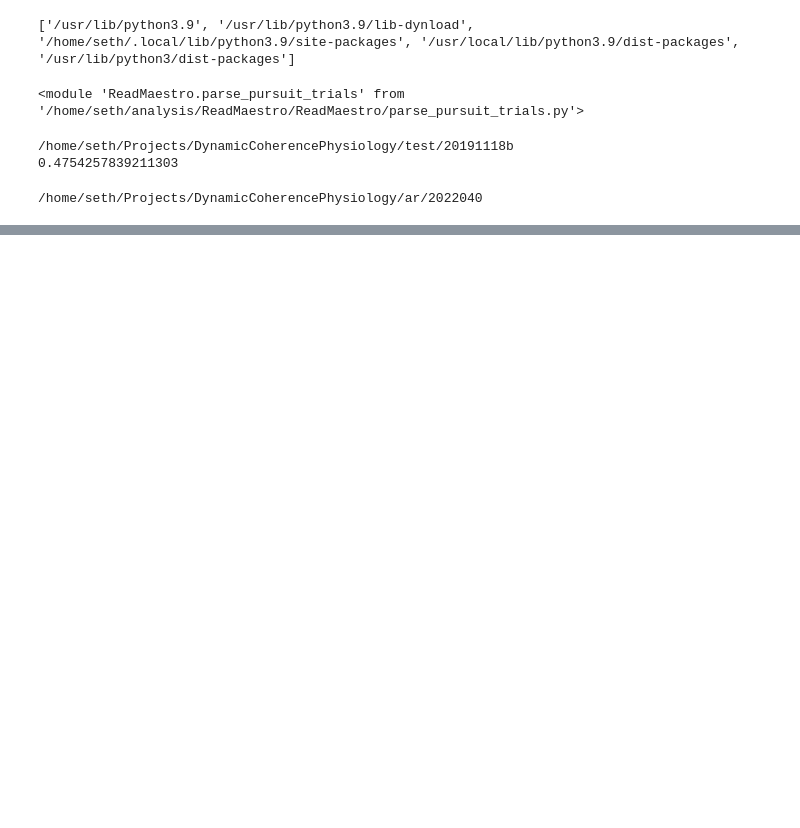
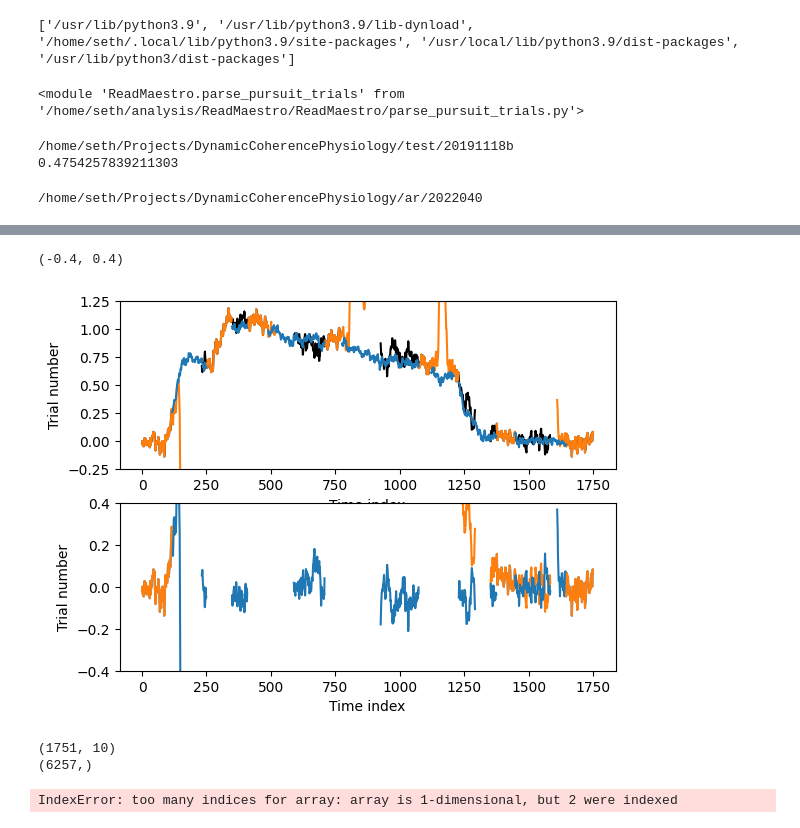
Before and after one commit to swegger/ReadMaestro, a Jupyter notebook: readExample.ipynb, the cells around one changed output, grey strips where cells are left out. Saved outputs shown, nothing was run; the diff lists cells and outputs as text; code cells hidden in the pictures; blank space fills up the shorter version.

```diff
--- a/readExample.ipynb
+++ b/readExample.ipynb
@@ -179,0 +231,38 @@ axes[2].set_aspect('equal', 'box')
+# %%
+triali = -55
+x = purs_permute.hvelocities[:,triali]
+y = np.logical_not(np.isnan(x) + np.isnan(purs.hvelocities[:,triali]))
+f = x[y]
+mu_, C_, C_UnObs, C_ObsObs = purs.conditionalGaussian(mu,np.array(C),f,x_indices=y,obsNoise=instrumentNoise/np.mean(purs.speeds),nearSPD=False)
+
+temp = np.empty_like(mu)
+temp[y] = np.nan
+temp[np.logical_not(y)] = mu_
+
+fig, axes = plt.subplots(nrows=2, ncols=1)
+axes[0].plot(purs_permute.eye_t,purs.hvelocities[:,triali],'k')
+axes[0].plot(purs_permute.eye_t,purs_permute.hvelocities[:,triali],'tab:orange')
+axes[0].plot(purs.eye_t,temp,'tab:blue')
+axes[0].set_ylabel('Trial number')
+axes[0].set_xlabel('Time index')
+axes[0].set_ylim(-0.25, 1.25)
+
+axes[1].plot(purs.eye_t,purs_permute.hvelocities[:,triali],purs.hvelocities[:,triali],'tab:orange')
+axes[1].plot(purs.eye_t,temp - purs.hvelocities[:,triali],'tab:blue')
+axes[1].set_ylabel('Trial number')
+axes[1].set_xlabel('Time index')
+axes[1].set_ylim(-0.4, 0.4)
+# %% [output]
+(-0.4, 0.4)
+[figure, added]
+# %%
+x = purs_permute.hvelocities[:,:10]
+y = np.logical_not(np.isnan(x) + np.isnan(purs.hvelocities[:,:10]))
+f = x[y]
+print(y.shape)
+print(f.shape)
+mu_, C_, C_UnObs, C_ObsObs = purs.conditionalGaussian(mu,np.array(C),f,x_indices=y,obsNoise=instrumentNoise/np.mean(purs.speeds),nearSPD=False)
+# %% [output]
+(1751, 10)
+(6257,)
+IndexError: too many indices for array: array is 1-dimensional, but 2 were indexed
```
Also changed, not shown: parts of 11 cells of this notebook, 1 other file.
